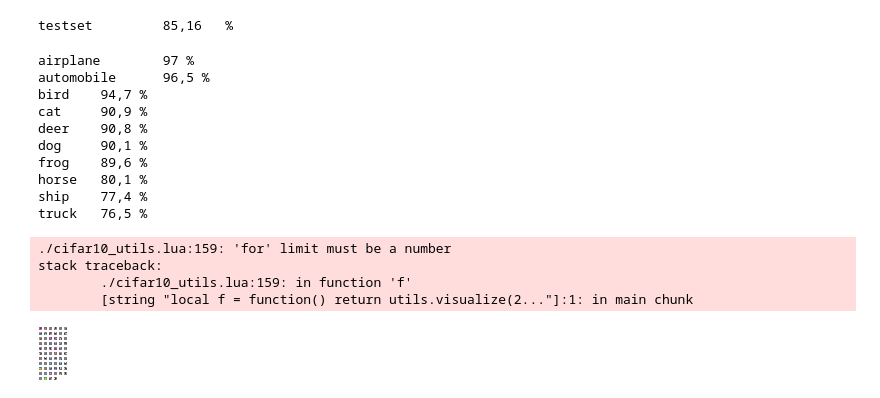
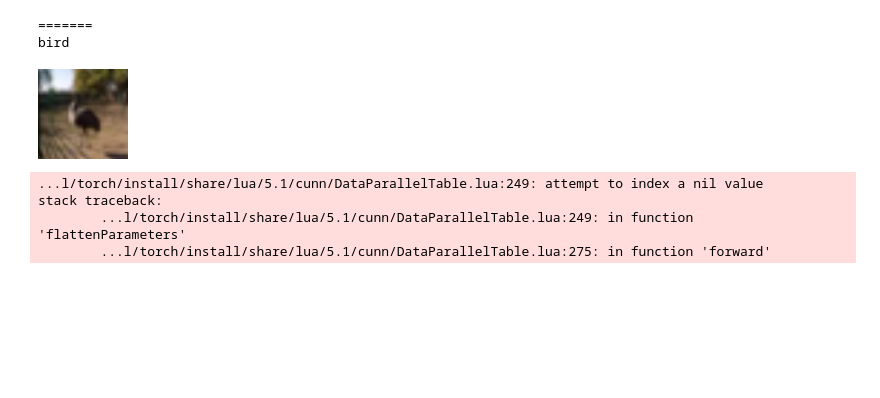
Before and after one commit to cgel/cifar-10, a Jupyter notebook: cifar10_training.ipynb, the cells around one changed output. Cells and saved outputs as stored; diff of their text form; code cells hidden in the pictures; blank space fills up the shorter version.

Commit message:
added paralell training and set normalization

```diff
--- a/cifar10_training.ipynb
+++ b/cifar10_training.ipynb
@@ -60,7 +74,7 @@ log.test_accu = {test_accu}
 log.epoch = {0}
 # %%
-utils.opt.optimState.batch_size = 64
-utils.opt.optimState.learningRate = 1e-1
-utils.opt.optimState.weightDecay = 1e-8
+utils.opt.optimState.batch_size = 128
+utils.opt.optimState.learningRate = 1e-3
+utils.opt.optimState.weightDecay = 1e-3
 utils.opt.optimState.momentum = 0.9
 # %%
@@ -124,64 +122,10 @@ epoch 6:
-# %%
---[[
-n_epoch = 5
-print_iters = 1
-utils.err.any = false
-if #train_losses == 0 then
-    train_losses[1] =  utils.evaluate(trainset)
-    test_losses[1] = utils.evaluate(testset)
-end
-local loss_plot = Plot():line(torch.range(1,#train_losses),train_losses)
-loss_plot:line(torch.range(1,#test_losses),test_losses, "blue")
-loss_plot:title("Optimizing... batch 0"):draw()
-for i = 2, iterations do
-    local _new_params, minibatch_loss = utils.update()
-
-    if utils.err.any == true then
-        print("stoping because there was an error")
-        break
-    end
-    if i % print_iters == 0 then
-      train_losses[#train_losses + 1] = utils.evaluate(trainset) -- append the new loss
-      test_losses[#test_losses +1], pred_hist = utils.evaluate(testset)
-      print(string.format("minibatches processed: %6s, loss = %6.6f, test_loss = %6.6f", i, train_losses[#train_losses], test_losses[#test_losses]))
-      print(pred_hist:resize(1,10))
-      loss_plot:title("Optimizing... batch "..i)
-      loss_plot:line(torch.range(1,#train_losses),train_losses, "red")
-      loss_plot:line(torch.range(1,#test_losses),test_losses, "blue"):redraw()
-      os.execute("mpg123 ~/workspace/SVHN_torch/sounds/ping.mp3 &")
-    end
-end
-loss_plot:title("Optimitzation done"):redraw()
-os.execute("mpg123 ~/workspace/SVHN_torch/sounds/ping.mp3")
-os.execute("mpg123 ~/workspace/SVHN_torch/sounds/ping.mp3")
---os.execute("mpg123 ~/workspace/SVHN_torch/sounds/message.mp3")
-collectgarbage()
-]]
-# %%
-utils.error_rate(testset)
-# %% [output]
-testset         85,16   %
-# %%
-utils.class_error(testset)
-# %% [output]
-airplane        97 %
-automobile      96,5 %
-bird    94,7 %
-cat     90,9 %
-deer    90,8 %
-dog     90,1 %
-frog    89,6 %
-horse   80,1 %
-ship    77,4 %
-truck   76,5 %
 # %%
-utils.visualize(2)
+utils:visualize(1)
 # %% [output]
-./cifar10_utils.lua:159: 'for' limit must be a number
-stack traceback:
-        ./cifar10_utils.lua:159: in function 'f'
-        [string "local f = function() return utils.visualize(2..."]:1: in main chunk
+=======
+bird
+[figure, added]
+...l/torch/install/share/lua/5.1/cunn/DataParallelTable.lua:249: attempt to index a nil value
+stack traceback:
+        ...l/torch/install/share/lua/5.1/cunn/DataParallelTable.lua:249: in function 'flattenParameters'
+        ...l/torch/install/share/lua/5.1/cunn/DataParallelTable.lua:275: in function 'forward'
-# %%
-itorch.image(utils.net:get(1).weight)
-# %% [output]
-[figure, removed]
```
Also changed, not shown: parts of 11 cells of this notebook, 3 other files.
